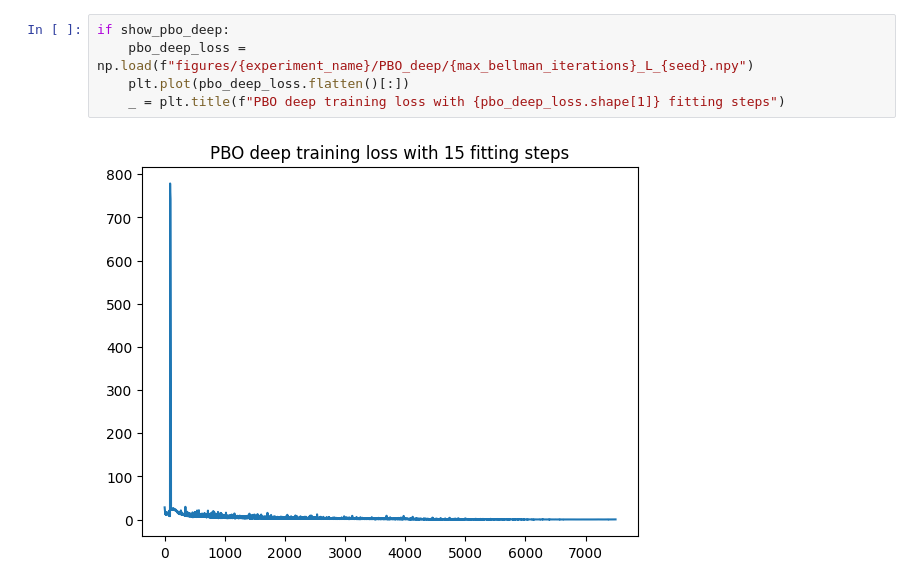
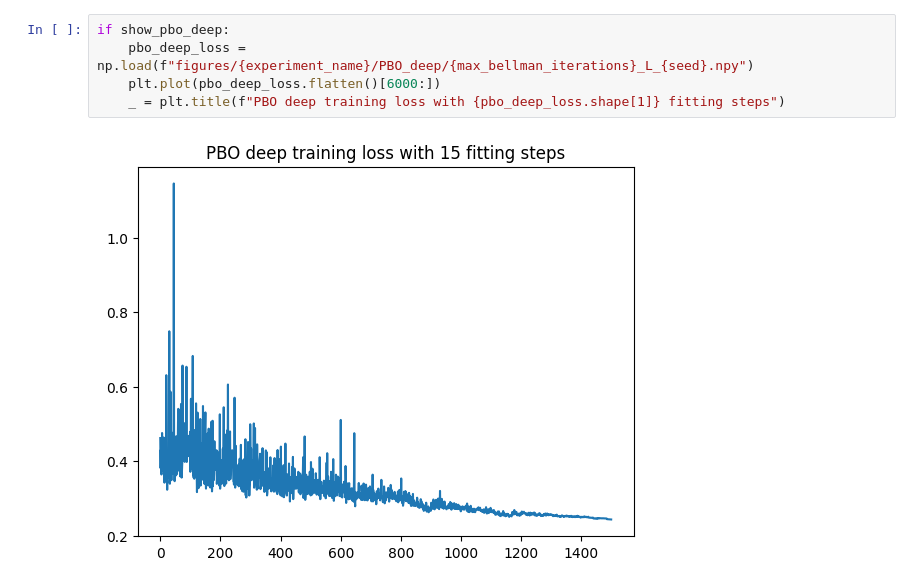
Before and after one commit to theovincent/PBO, a Jupyter notebook: experiments/bicycle_offline/plots_loss.ipynb, the cells around one changed output. Drawn from its saved outputs; the diff is of its cells as text.

```diff
--- a/experiments/bicycle_offline/plots_loss.ipynb
+++ b/experiments/bicycle_offline/plots_loss.ipynb
@@ -33,10 +31,10 @@ if show_pbo_linear:
 # %%
 if show_pbo_deep:
     pbo_deep_loss = np.load(f"figures/{experiment_name}/PBO_deep/{max_bellman_iterations}_L_{seed}.npy")
-    plt.plot(pbo_deep_loss.flatten()[:])
+    plt.plot(pbo_deep_loss.flatten()[6000:])
     _ = plt.title(f"PBO deep training loss with {pbo_deep_loss.shape[1]} fitting steps")
 # %% [output]
-[figure, old version]
+[figure, new version]
 # %%
 if show_ifqi:
     ifqi_loss = np.load(f"figures/{experiment_name}/IFQI/{max_bellman_iterations}_L_{seed}.npy")
```
Also changed, not shown: parts of 4 cells of this notebook, 26 other files.
